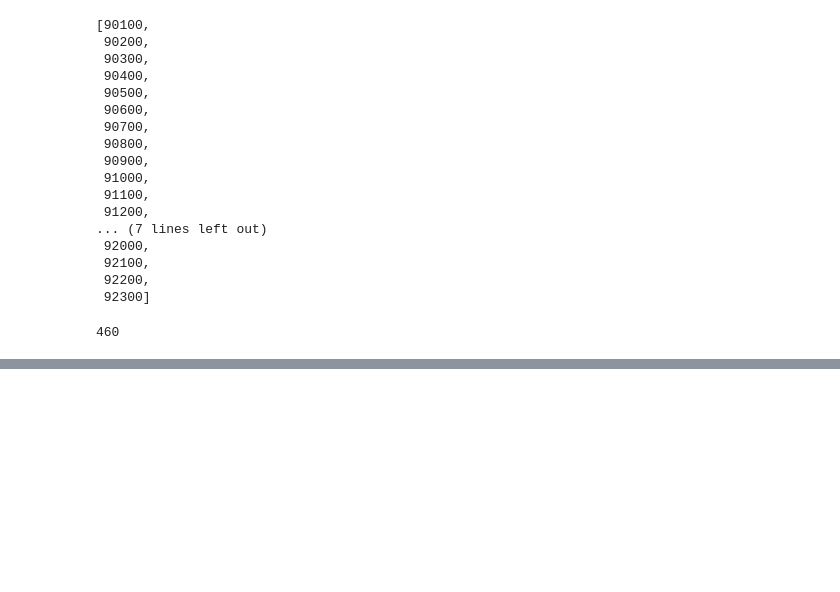
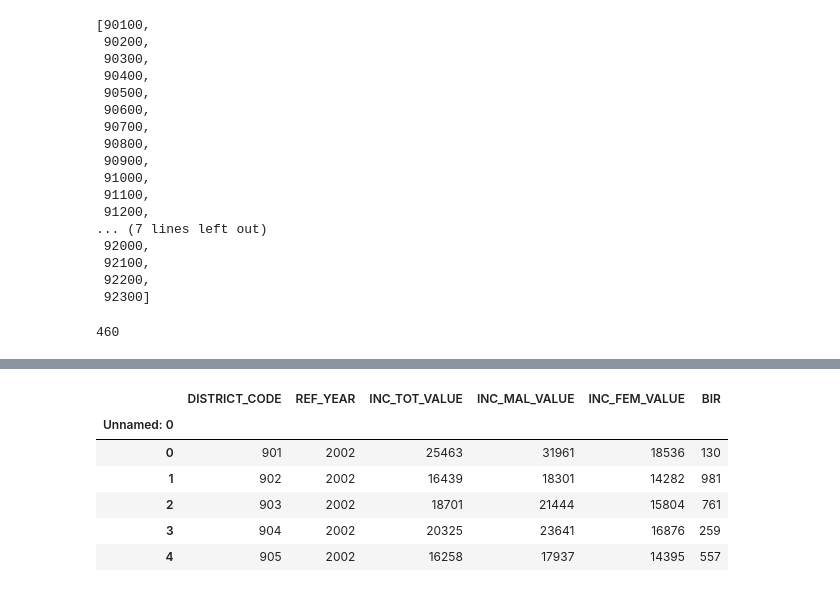
Before and after one commit to ds23m028/Abschlussprojekt_DSI, a Jupyter notebook: Data_Analysis.ipynb, the cells around one changed output, grey strips where cells are left out. Drawn from its saved outputs; the diff is of its cells as text; code cells hidden in the pictures; blank space fills up the shorter version.

```diff
--- a/Data_Analysis.ipynb
+++ b/Data_Analysis.ipynb
@@ -75,0 +95,12 @@ collection.count_documents(query_Salary)
+# %%
+data = pd.read_csv('clean_vie_data.csv').set_index('Unnamed: 0')
+data['DISTRICT_CODE'] = data['DISTRICT_CODE'].astype(str).str[:3]
+data.head()
+# %% [output]
+|  | DISTRICT_CODE | REF_YEAR | INC_TOT_VALUE | INC_MAL_VALUE | INC_FEM_VALUE | BIR |
+| Unnamed: 0 |  |  |  |  |  |  |
+| 0 | 901 | 2002 | 25463 | 31961 | 18536 | 130 |
+| 1 | 902 | 2002 | 16439 | 18301 | 14282 | 981 |
+| 2 | 903 | 2002 | 18701 | 21444 | 15804 | 761 |
+| 3 | 904 | 2002 | 20325 | 23641 | 16876 | 259 |
+| 4 | 905 | 2002 | 16258 | 17937 | 14395 | 557 |
```
Also changed, not shown: parts of 2 cells of this notebook, 2 other files.
